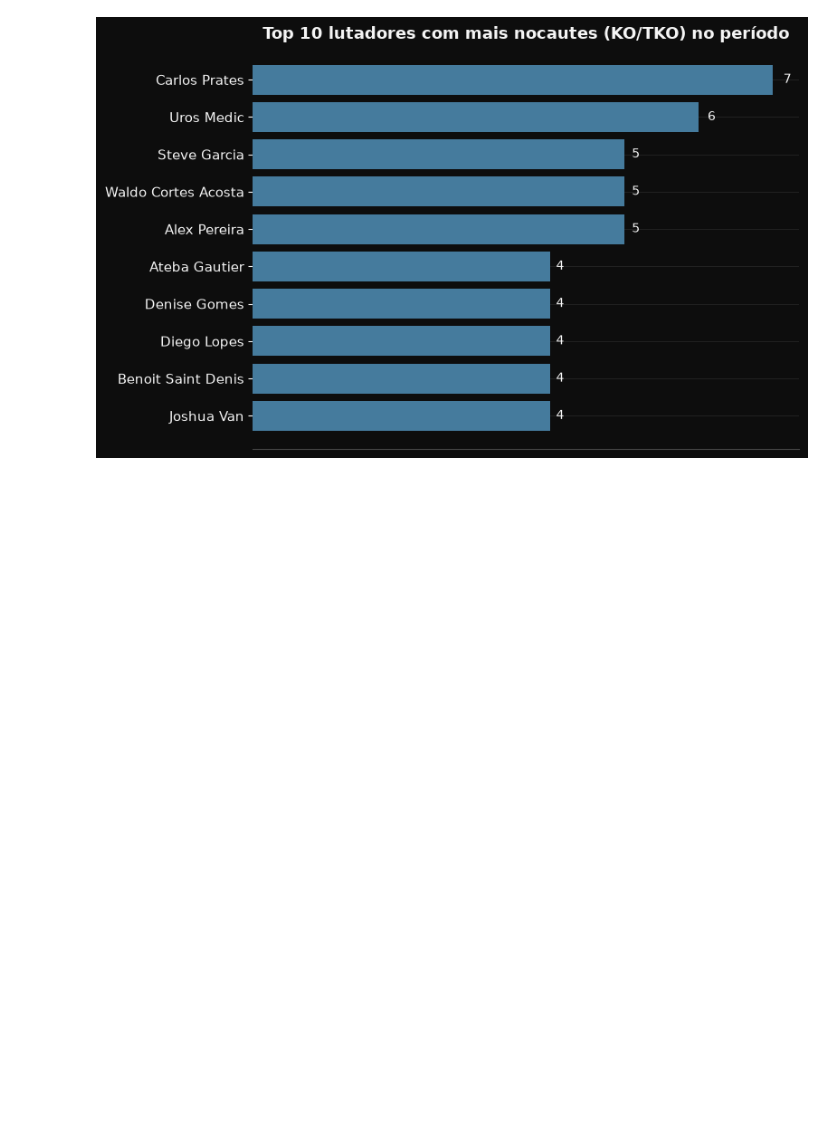
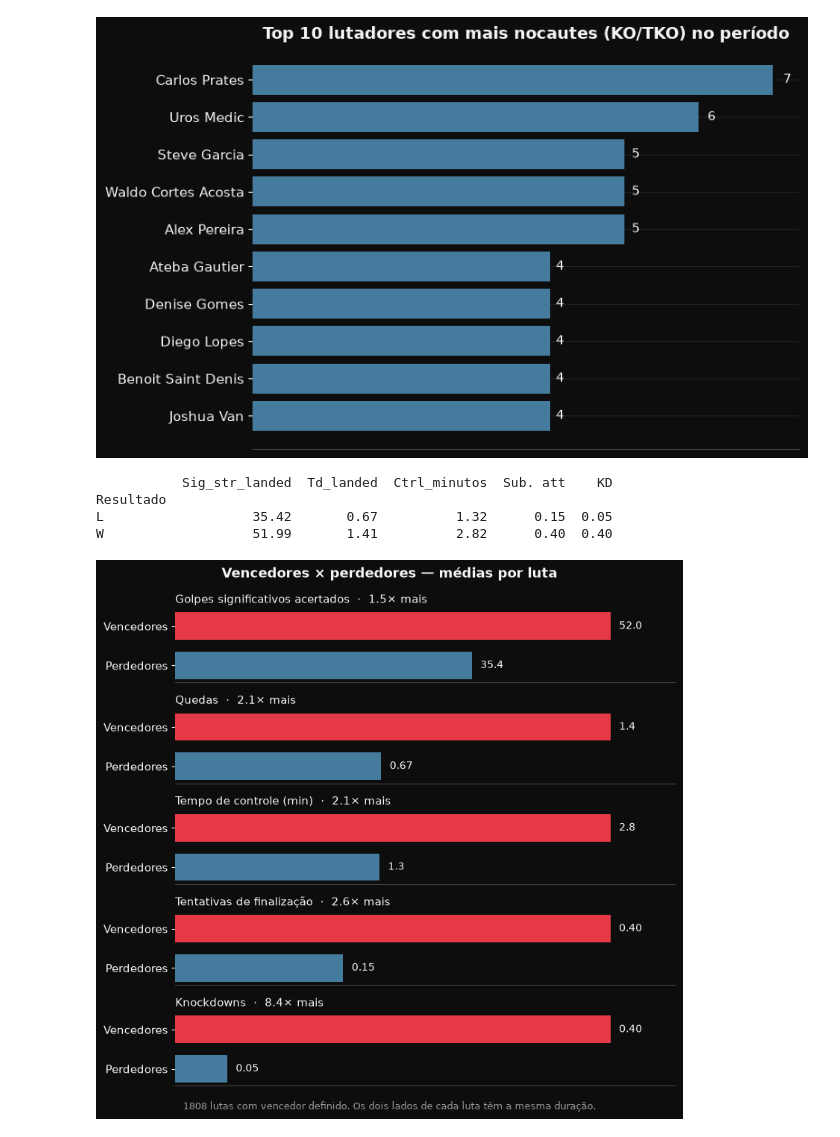
Before and after one commit to khannnn1/ufc-data, a Jupyter notebook: notebooks/02_visualizacao.ipynb, the cells around one changed output. Saved outputs shown, nothing was run; the diff lists cells and outputs as text; code cells hidden in the pictures; blank space fills up the shorter version.

Commit message:
Adiciona gráfico de vencedores x perdedores (médias por luta)
Co-Authored-By: Claude Opus 5.5 <noreply@anthropic.com>

```diff
--- a/notebooks/02_visualizacao.ipynb
+++ b/notebooks/02_visualizacao.ipynb
@@ -198,3 +198,49 @@ plt.savefig("../figures/top10_nocautes.png", dpi=150, facecolor=fig.get_facecolo
 plt.show()
 # %% [output]
 [figure]
+# %%
+# Vencedores x perdedores: médias por luta, só lutas com resultado (sem empate/NC).
+# Cada métrica tem escala própria, então um painel por métrica em vez de um eixo único.
+metricas_wl = {
+    "Golpes significativos acertados": "Sig_str_landed",
+    "Quedas": "Td_landed",
+    "Tempo de controle (min)": "Ctrl_minutos",
+    "Tentativas de finalização": "Sub. att",
+    "Knockdowns": "KD",
+}
+
+df_wl = df[df["Resultado"].isin(["W", "L"])].copy()
+df_wl["Ctrl_minutos"] = df_wl["Ctrl_seconds"] / 60
+medias_wl = df_wl.groupby("Resultado")[list(metricas_wl.values())].mean()
+print(medias_wl.round(2))
+
+fig, axes = plt.subplots(len(metricas_wl), 1, figsize=(8, 7.5))
+
+for ax, (rotulo, coluna) in zip(axes, metricas_wl.items()):
+    v, p = medias_wl.loc["W", coluna], medias_wl.loc["L", coluna]
+    barras = ax.barh(["Perdedores", "Vencedores"], [p, v], color=[COR_AZUL, COR_VERMELHO], height=0.7)
+
+    for barra in barras:
+        valor = barra.get_width()
+        ax.text(valor + v * 0.02, barra.get_y() + barra.get_height() / 2,
+                f"{valor:.1f}" if valor >= 1 else f"{valor:.2f}",
+                va="center", fontsize=10, color="#f5f5f5")
+
+    ax.set_title(f"{rotulo}  ·  {v / p:.1f}× mais", fontsize=11, loc="left", color="#f5f5f5")
+    ax.set_xlim(0, v * 1.15)
+    ax.set_xticks([])
+    ax.grid(False)
+
+fig.suptitle("Vencedores × perdedores — médias por luta", fontsize=13, fontweight="bold")
+fig.text(0.5, 0.01, f"{len(df_wl) // 2} lutas com vencedor definido. Os dois lados de cada luta têm a mesma duração.",
+         ha="center", fontsize=9, color="#9a9a9a")
+
+plt.tight_layout(rect=(0, 0.03, 1, 1))
+plt.savefig("../figures/vencedores_vs_perdedores.png", dpi=150, facecolor=fig.get_facecolor())
+plt.show()
+# %% [output]
+           Sig_str_landed  Td_landed  Ctrl_minutos  Sub. att    KD
+Resultado
+L                   35.42       0.67          1.32      0.15  0.05
+W                   51.99       1.41          2.82      0.40  0.40
+[figure, added]
```
Also changed, not shown: 3 other files.
